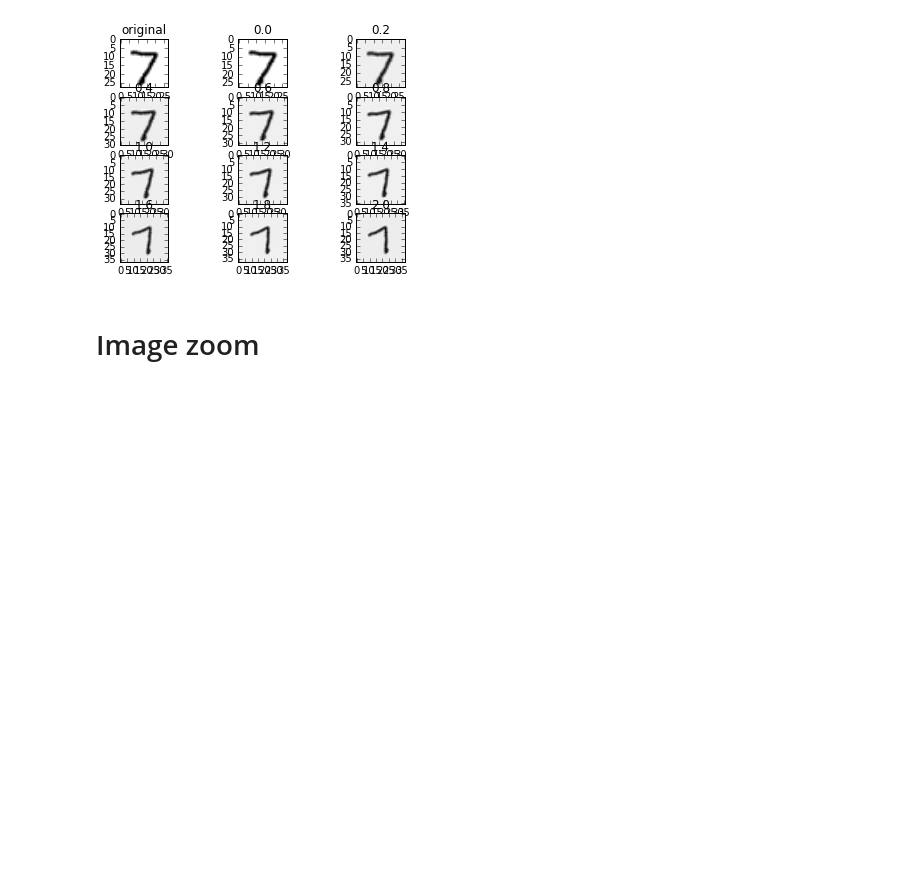
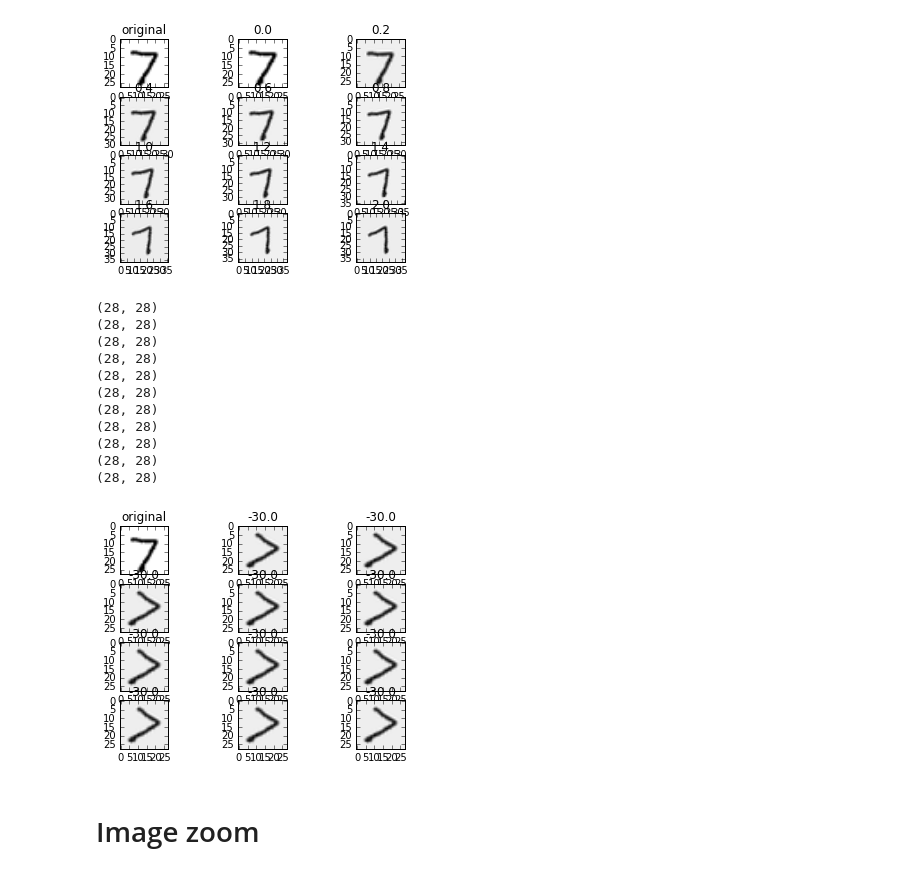
Before and after one commit to ybdesire/machinelearning, a Jupyter notebook: 8_image_process/image_process_scikit-image.ipynb, the cells around one changed output. Saved outputs shown, nothing was run; the diff lists cells and outputs as text; code cells hidden in the pictures; blank space fills up the shorter version.

```diff
--- a/8_image_process/image_process_scikit-image.ipynb
+++ b/8_image_process/image_process_scikit-image.ipynb
@@ -145,6 +187,21 @@ shift()
 rotate()
 # %% [output]
 [figure]
+# %%
+rotate_direction()
+# %% [output]
+(28, 28)
+(28, 28)
+(28, 28)
+(28, 28)
+(28, 28)
+(28, 28)
+(28, 28)
+(28, 28)
+(28, 28)
+(28, 28)
+(28, 28)
+[figure, added]
 # %% [markdown]
 # Image zoom
 # %%
```
Also changed, not shown: parts of 2 cells of this notebook.
